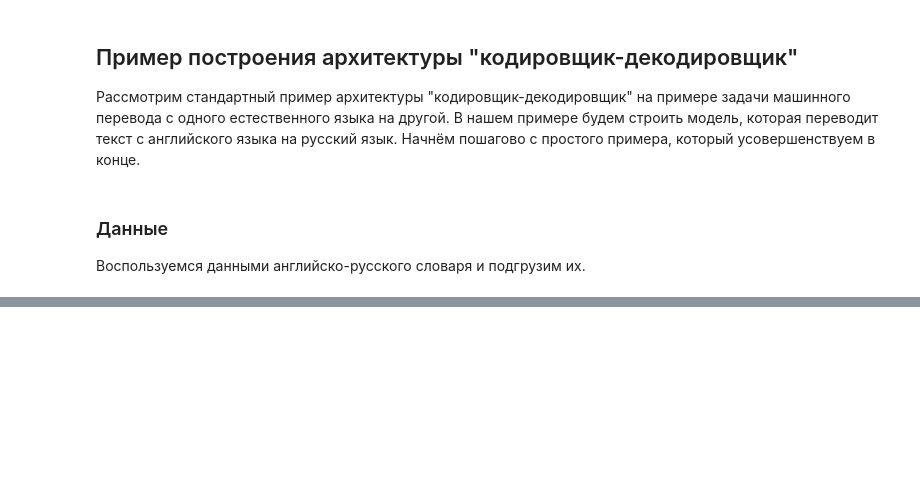
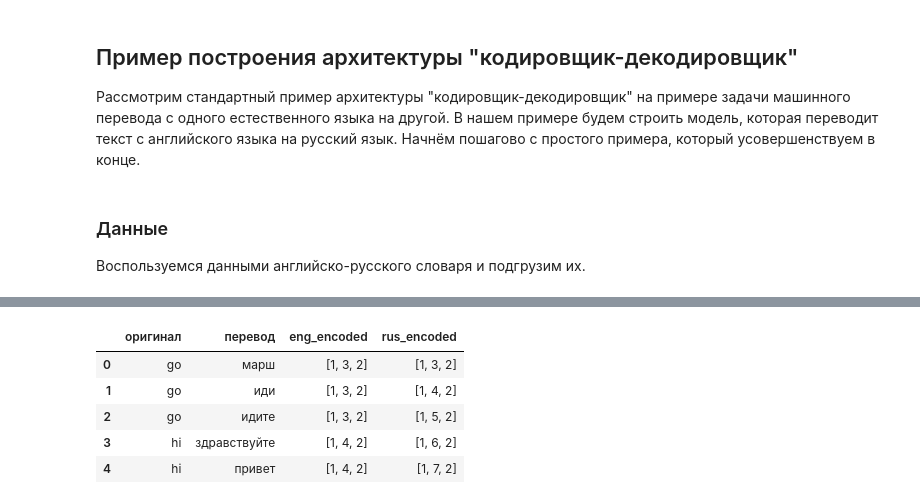
Before and after one commit to sirgrayX/ml_course_2023, a Jupyter notebook: 14_DL_NLP.ipynb, the cells around one changed output, grey strips where cells are left out. Saved outputs shown, nothing was run; the diff lists cells and outputs as text; code cells hidden in the pictures; blank space fills up the shorter version.

```diff
--- a/14_DL_NLP.ipynb
+++ b/14_DL_NLP.ipynb
@@ -594,0 +594,11 @@ df.head(20)
+# %%
+import string
+strip_chars = string.punctuation + "." + "," + "?" + "!"
+
+def custom_standardization(input_string):
+    lowercase = input_string.lower()
+    return ''.join([char for char in lowercase if char not in strip_chars])
+
+
+data['оригинал'] = data['оригинал'].apply(custom_standardization)
+data['перевод'] = data['перевод'].apply(custom_standardization)
@@ -594,0 +616,13 @@ df.head(20)
+# %%
+def build_vocab(sentences):
+    token_to_id = {'<PAD>': 0, '<SOS>': 1, '<EOS>': 2}
+    id_to_token = {0: '<PAD>', 1: '<SOS>', 2: '<EOS>'}
+    for sentence in sentences:
+        for token in sentence.split(' '):
+            if token not in token_to_id:
+                token_to_id[token] = len(token_to_id)
+                id_to_token[len(id_to_token)] = token
+    return token_to_id, id_to_token
+
+eng_vocab, eng_token2id = build_vocab(data["оригинал"].values)
+rus_vocab, rus_token2id = build_vocab(data["перевод"].values)
@@ -594,0 +649,17 @@ df.head(20)
+# %%
+def tokenize_and_encode(sentence, vocab):
+    sentence_tokens = ['<SOS>'] + sentence.split(' ') + ['<EOS>']
+    return [vocab[token] for token in sentence_tokens]
+
+# закодируем тексты
+data["eng_encoded"] = data["оригинал"].apply(lambda s: tokenize_and_encode(s, eng_vocab))
+data["rus_encoded"] = data["перевод"].apply(lambda s: tokenize_and_encode(s, rus_vocab))
+
+data.head(5)
+# %% [output]
+|  | оригинал | перевод | eng_encoded | rus_encoded |
+| 0 | go | марш | [1, 3, 2] | [1, 3, 2] |
+| 1 | go | иди | [1, 3, 2] | [1, 4, 2] |
+| 2 | go | идите | [1, 3, 2] | [1, 5, 2] |
+| 3 | hi | здравствуйте | [1, 4, 2] | [1, 6, 2] |
+| 4 | hi | привет | [1, 4, 2] | [1, 7, 2] |
```
Also changed, not shown: parts of 33 cells of this notebook.
